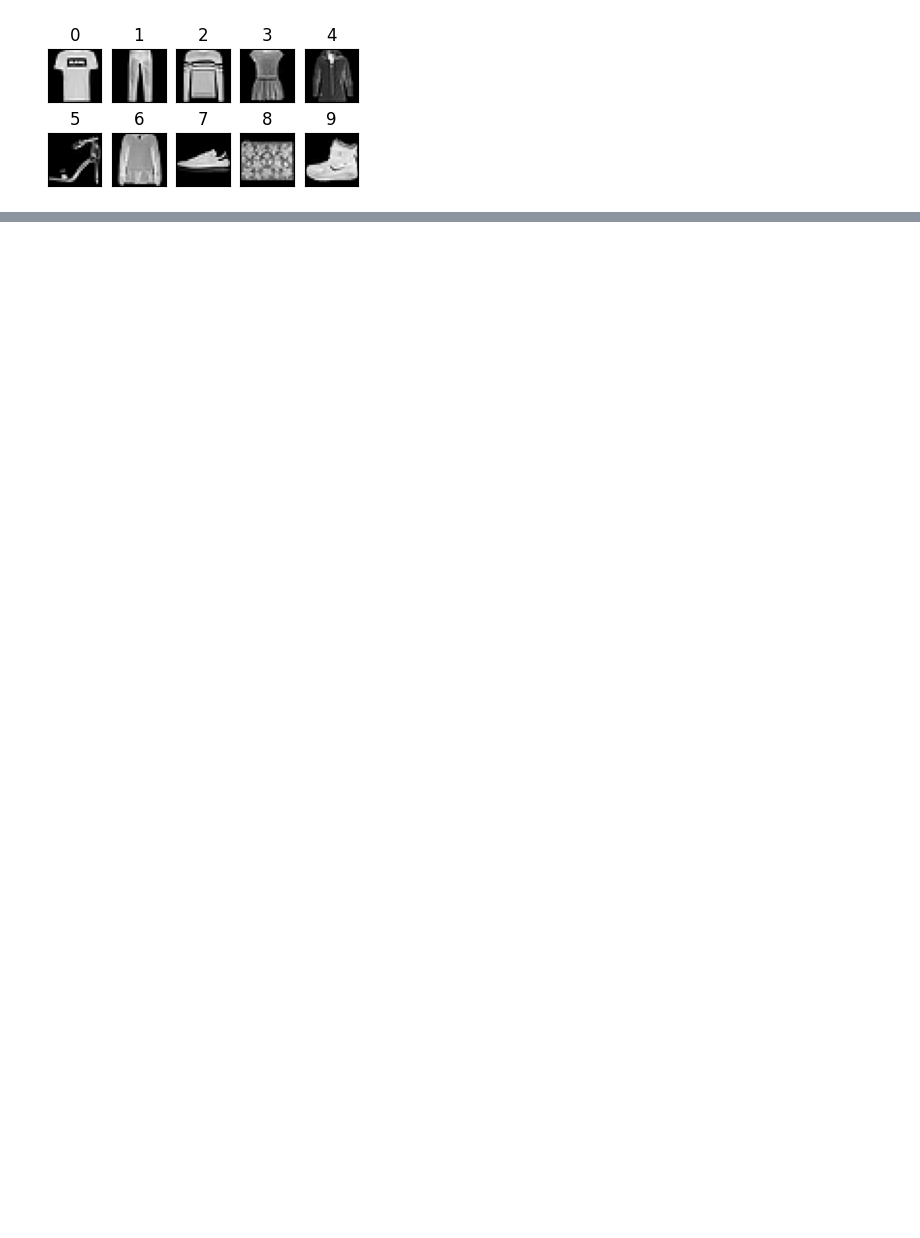
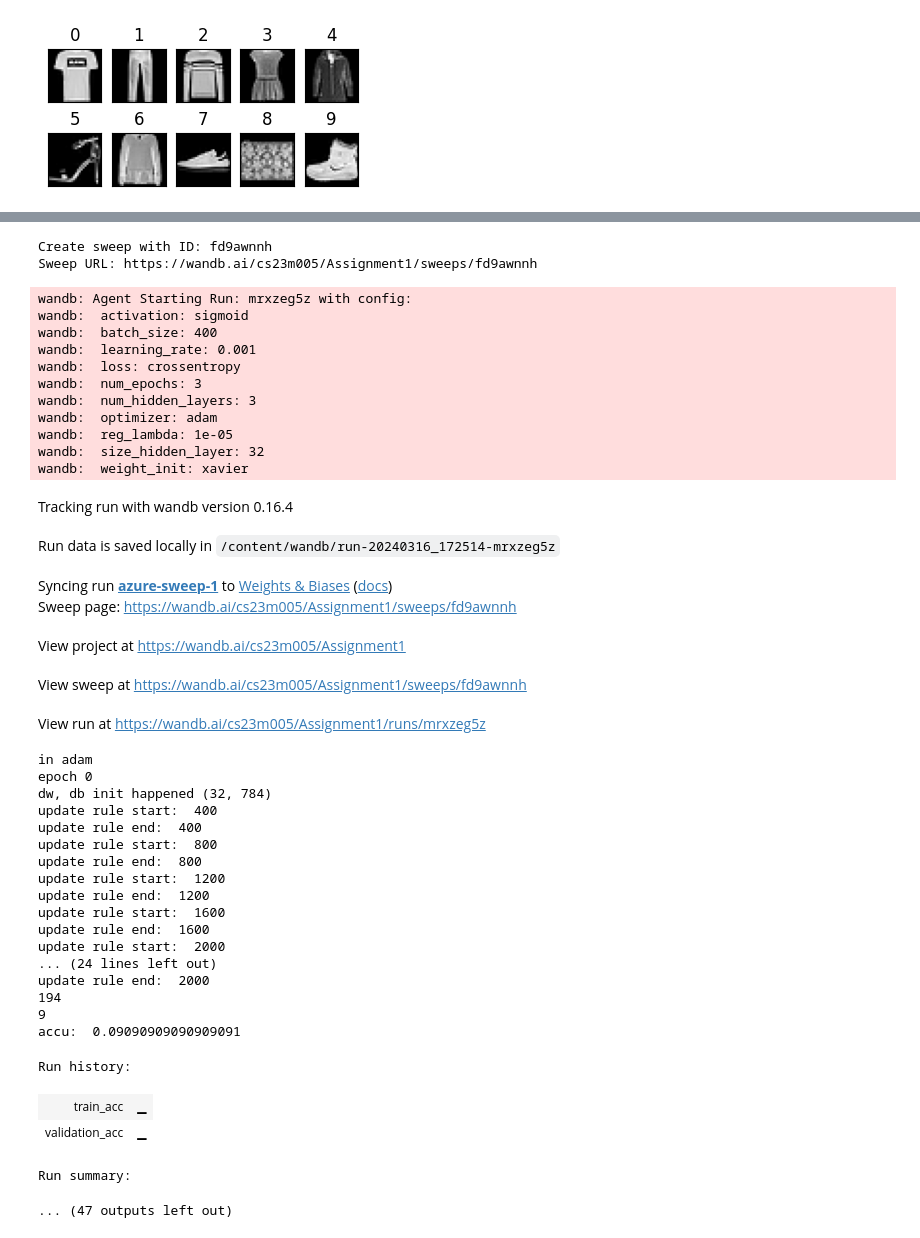
Before and after one commit to CS23M005/DL_A1, a Jupyter notebook: FFNN.ipynb, the cells around one changed output, grey strips where cells are left out. Drawn from its saved outputs; the diff is of its cells as text; code cells hidden in the pictures; blank space fills up the shorter version.

```diff
--- a/FFNN.ipynb
+++ b/FFNN.ipynb
@@ -545,35 +547,78 @@ def train_nn(config = sweep_config):
     momentum = 0.9
 
     if optimizer == "sgd":
       w_n,b_n, a_n, h_n = sgd(n_inputs, n_layers, n_neurons, n_outputs, activation_f, batch_size, loss, ud_lambda, eta, init_mode, w, b, use_wandb=True)
     elif optimizer == "mgd":
       w_n,b_n, a_n, h_n = mgd(n_inputs, n_layers, n_neurons, n_outputs, activation_f, batch_size, loss, ud_lambda, eta, init_mode, w, b, max_epochs, momentum)
     elif optimizer == "nag":
       w_n,b_n, a_n, h_n = nag(n_inputs, n_layers, n_neurons, n_outputs, activation_f, batch_size, loss, ud_lambda, eta, init_mode, w, b, True, max_epochs, momentum)
-    elif optimizer == "rmsporp":
+    elif optimizer == "rmsprop":
       w_n,b_n, a_n, h_n = rmsprop(n_inputs, n_layers, n_neurons, n_outputs, activation_f, batch_size, loss, ud_lambda, eta, init_mode, w, b, True, max_epochs, beta, eps)
     elif optimizer == "adam":
       w_n,b_n, a_n, h_n = adam(n_inputs, n_layers, n_neurons, n_outputs, activation_f, batch_size, loss, ud_lambda, eta, init_mode, w, b, True, max_epochs, beta1, beta2, eps)
     elif optimizer == "nadam":
       w_n,b_n, a_n, h_n = nadam(n_inputs, n_layers, n_neurons, n_outputs, activation_f, batch_size, loss, ud_lambda, eta, init_mode, w, b, True, max_epochs, beta1, beta2, eps)
 
 
     train_accuracy, yp = accuracy(X_train, y_train, w_n, b_n, n_layers)
     validation_accuracy, yp = accuracy(X_validation, y_validation, w_n, b_n, n_layers)
     #test_accuracy, ytp = accuracy(X_test, y_test, w_n, b_n, n_layers)
 
 
     wandb.log({"train_acc": train_accuracy, \
                "validation_acc": validation_accuracy, \
                 #"test_acc": test_accuracy, \
                 })
     print("accu: ", validation_accuracy)
 
 
 ####################################################################
 sweep_id = wandb.sweep(sweep_config, project = "Assignment1")
-wandb.agent(sweep_id, function = train_nn, count=3)
+wandb.agent(sweep_id, function = train_nn, count=4)
 wandb.finish()
+# %% [output]
+Create sweep with ID: fd9awnnh
+Sweep URL: https://wandb.ai/cs23m005/Assignment1/sweeps/fd9awnnh
+wandb: Agent Starting Run: mrxzeg5z with config:
+wandb:  activation: sigmoid
+wandb:  batch_size: 400
+wandb:  learning_rate: 0.001
+wandb:  loss: crossentropy
+wandb:  num_epochs: 3
+wandb:  num_hidden_layers: 3
+wandb:  optimizer: adam
+wandb:  reg_lambda: 1e-05
+wandb:  size_hidden_layer: 32
+wandb:  weight_init: xavier
+Tracking run with wandb version 0.16.4
+Run data is saved locally in /content/wandb/run-20240316_172514-mrxzeg5z
+Syncing run azure-sweep-1 to Weights & Biases (docs)
+Sweep page: https://wandb.ai/cs23m005/Assignment1/sweeps/fd9awnnh
+View project at https://wandb.ai/cs23m005/Assignment1
+View sweep at https://wandb.ai/cs23m005/Assignment1/sweeps/fd9awnnh
+View run at https://wandb.ai/cs23m005/Assignment1/runs/mrxzeg5z
+in adam
+epoch 0
+dw, db init happened (32, 784)
+update rule start:  400
+update rule end:  400
+update rule start:  800
+update rule end:  800
+update rule start:  1200
+update rule end:  1200
+update rule start:  1600
+update rule end:  1600
+update rule start:  2000
+... (24 lines left out)
+update rule end:  2000
+194
+9
+accu:  0.09090909090909091
+Run history:
+| train_acc | ▁ |
+| validation_acc | ▁ |
+Run summary:
+... (47 outputs left out)
 # %%
 # print(train_accuracy*100)
 # print(test_accuracy*100)
```
Also changed, not shown: parts of 3 cells of this notebook.
